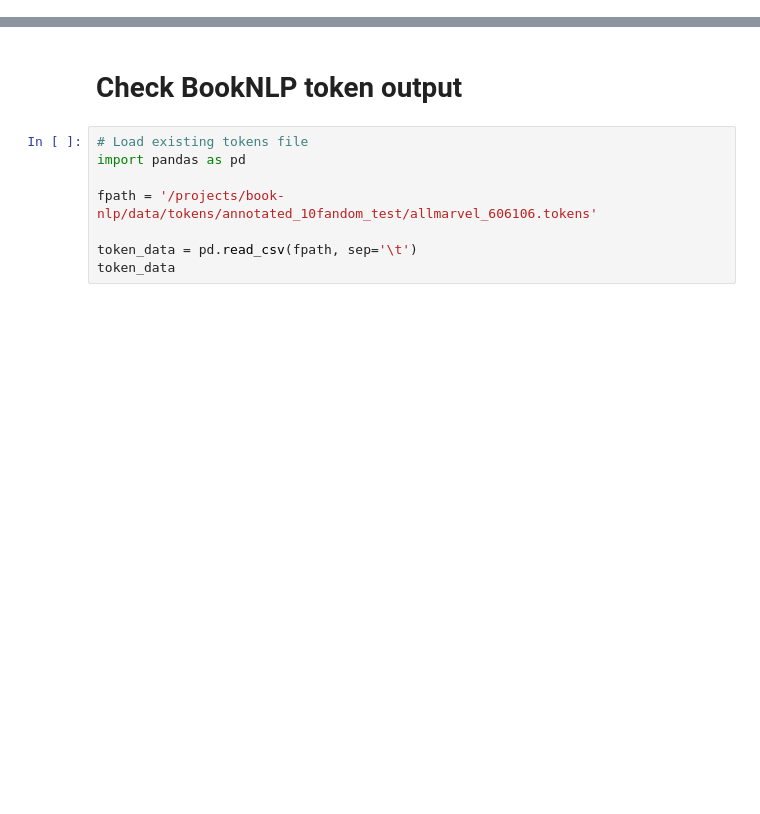
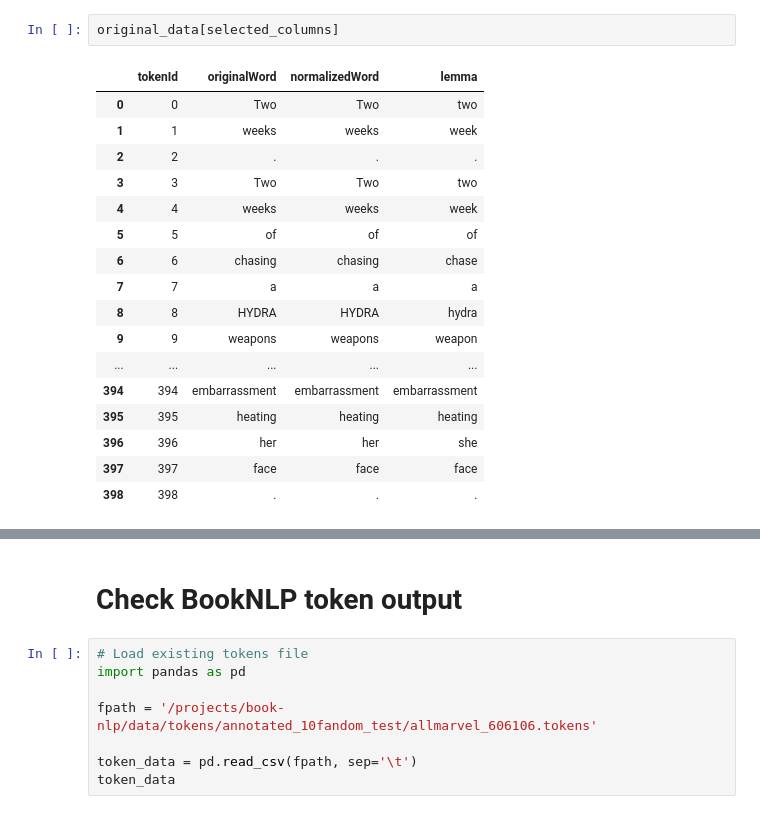
Before and after one commit to michaelmilleryoder/fanfiction-scripts, a Jupyter notebook: jupyter/booknlp.ipynb, the cells around one changed output, grey strips where cells are left out. Drawn from its saved outputs; the diff is of its cells as text; blank space fills up the shorter version.

```diff
--- a/jupyter/booknlp.ipynb
+++ b/jupyter/booknlp.ipynb
@@ -0,0 +43,20 @@
+# %%
+original_data[selected_columns]
+# %% [output]
+|  | tokenId | originalWord | normalizedWord | lemma |
+| 0 | 0 | Two | Two | two |
+| 1 | 1 | weeks | weeks | week |
+| 2 | 2 | . | . | . |
+| 3 | 3 | Two | Two | two |
+| 4 | 4 | weeks | weeks | week |
+| 5 | 5 | of | of | of |
+| 6 | 6 | chasing | chasing | chase |
+| 7 | 7 | a | a | a |
+| 8 | 8 | HYDRA | HYDRA | hydra |
+| 9 | 9 | weapons | weapons | weapon |
+| ... | ... | ... | ... | ... |
+| 394 | 394 | embarrassment | embarrassment | embarrassment |
+| 395 | 395 | heating | heating | heating |
+| 396 | 396 | her | her | she |
+| 397 | 397 | face | face | face |
+| 398 | 398 | . | . | . |
```
Also changed, not shown: parts of 4 cells of this notebook, 1 other file.
